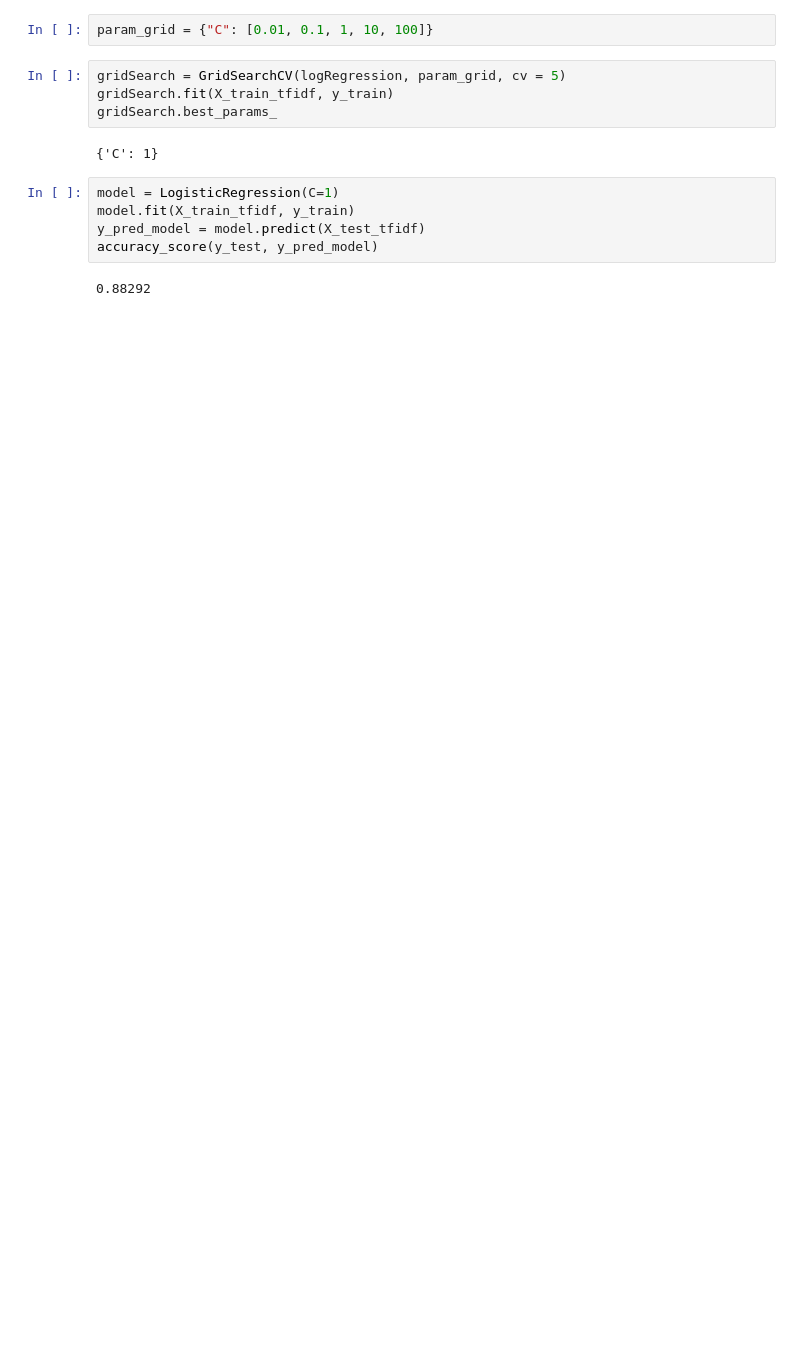
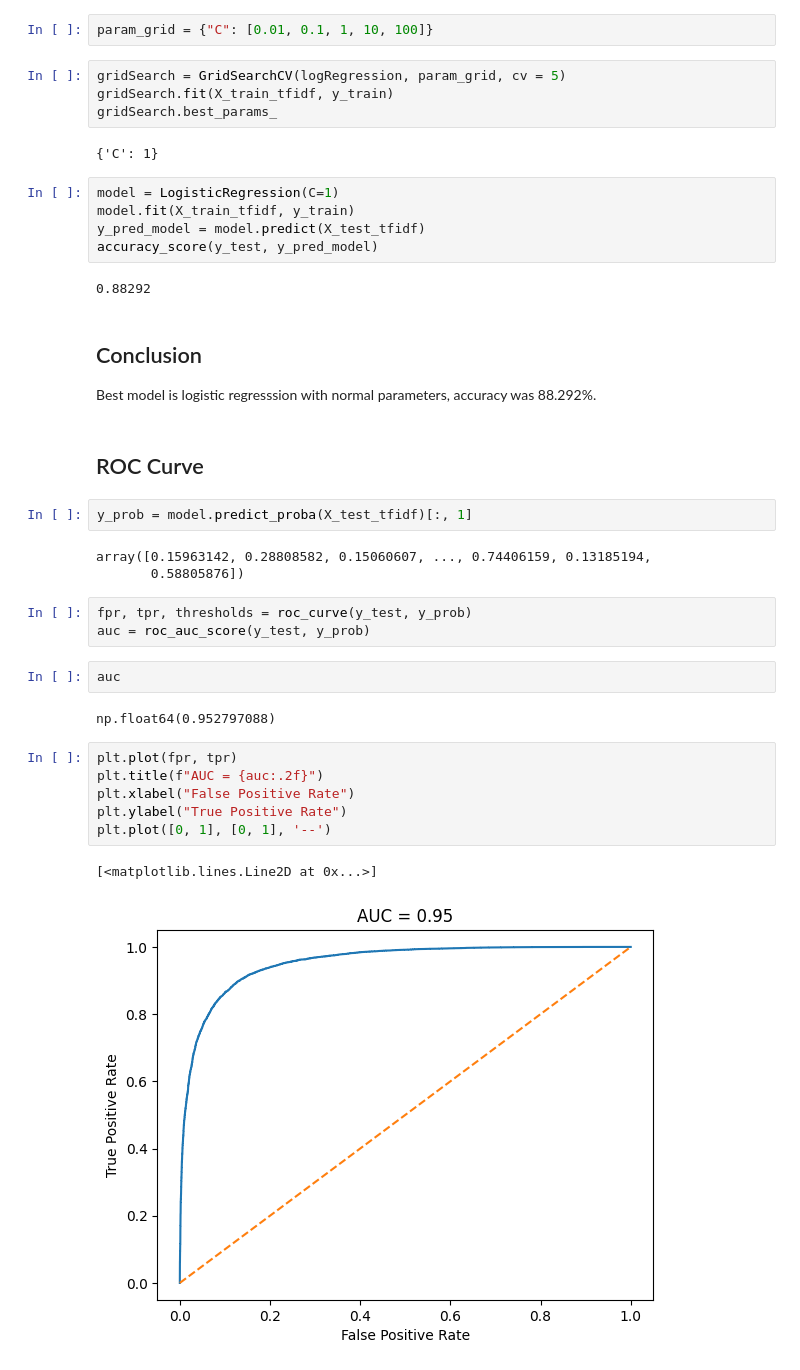
Before and after one commit to naldonymous/IMDB-Sentiment-Analysis-Project, a Jupyter notebook: sentiment_analysis.ipynb, the cells around one changed output. Saved outputs shown, nothing was run; the diff lists cells and outputs as text; blank space fills up the shorter version.

Commit message:
Add ROC Curves

```diff
--- a/sentiment_analysis.ipynb
+++ b/sentiment_analysis.ipynb
@@ -171,3 +183,29 @@ y_pred_model = model.predict(X_test_tfidf)
 accuracy_score(y_test, y_pred_model)
 # %% [output]
 0.88292
+# %% [markdown]
+## Conclusion
+Best model is logistic regresssion with normal parameters, accuracy was 88.292%.
+# %% [markdown]
+## ROC Curve
+# %%
+y_prob = model.predict_proba(X_test_tfidf)[:, 1]
+# %% [output]
+array([0.15963142, 0.28808582, 0.15060607, ..., 0.74406159, 0.13185194,
+       0.58805876])
+# %%
+fpr, tpr, thresholds = roc_curve(y_test, y_prob)
+auc = roc_auc_score(y_test, y_prob)
+# %%
+auc
+# %% [output]
+np.float64(0.952797088)
+# %%
+plt.plot(fpr, tpr)
+plt.title(f"AUC = {auc:.2f}")
+plt.xlabel("False Positive Rate")
+plt.ylabel("True Positive Rate")
+plt.plot([0, 1], [0, 1], '--')
+# %% [output]
+[<matplotlib.lines.Line2D at 0x...>]
+[figure, added]
```
Also changed, not shown: parts of 5 cells of this notebook.
